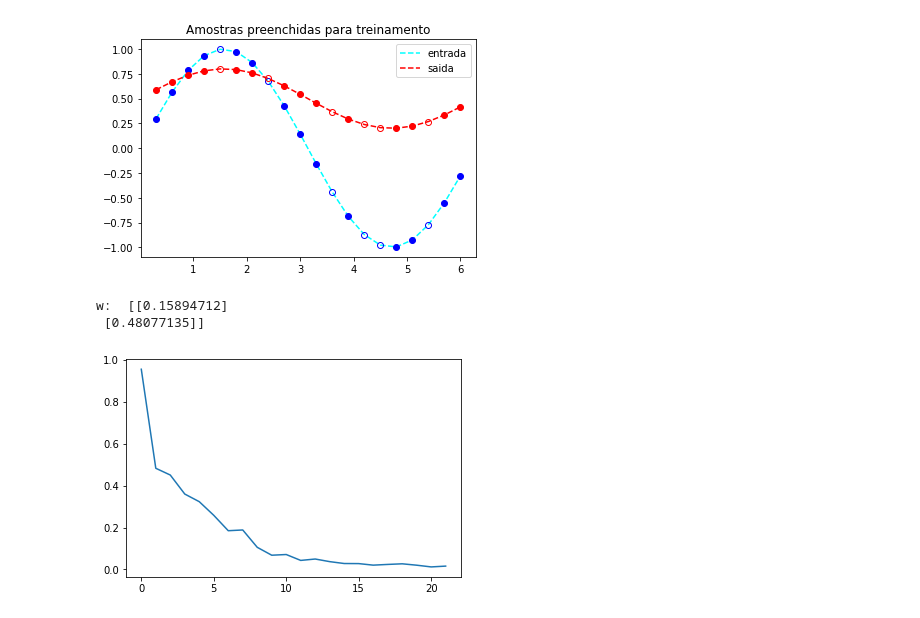
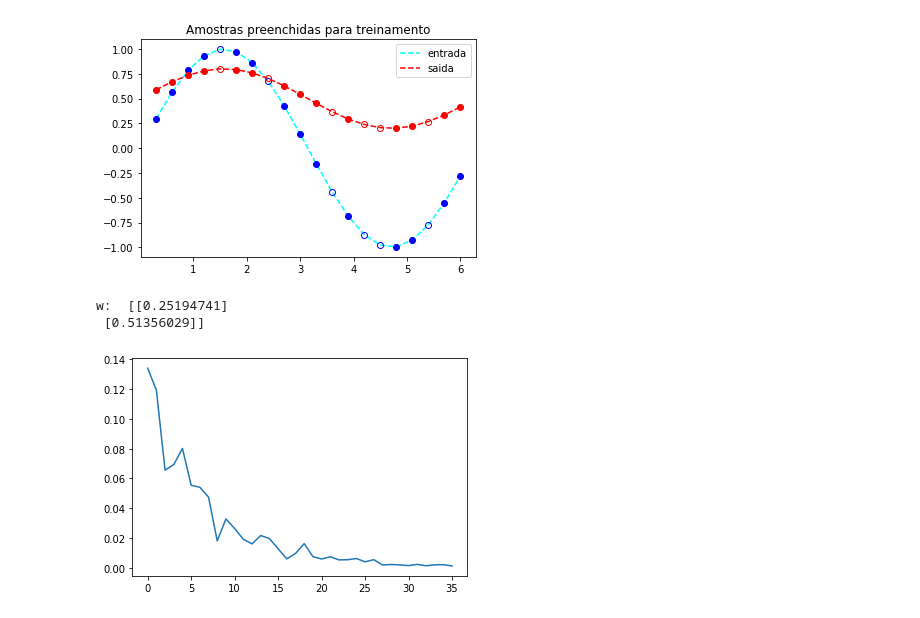
Before and after one commit to jueta/Artificial-Neural-Networks, a Jupyter notebook: 课三/exercicio3.ipynb, the cells around one changed output. Drawn from its saved outputs; the diff is of its cells as text; code cells hidden in the pictures.

```diff
--- a/课三/exercicio3.ipynb
+++ b/课三/exercicio3.ipynb
@@ -226,17 +226,17 @@ plt.show()
 # %% [output]
 [figure]
 # %%
-retlist = trainAdaline(train_x,train_y,0.01,0.01,50,1)
+retlist = trainAdaline(train_x,train_y,0.01,0.001,100,1)
 
 w = retlist[0]
 erro = retlist[1]
 
 plt.plot(erro)
 print("w: ", w)
 # %% [output]
-w:  [[0.15894712]
- [0.48077135]]
+w:  [[0.25194741]
+ [0.51356029]]
-[figure, old version]
+[figure, new version]
 # %%
 # teste
 
```
Also changed, not shown: parts of 2 cells of this notebook.
